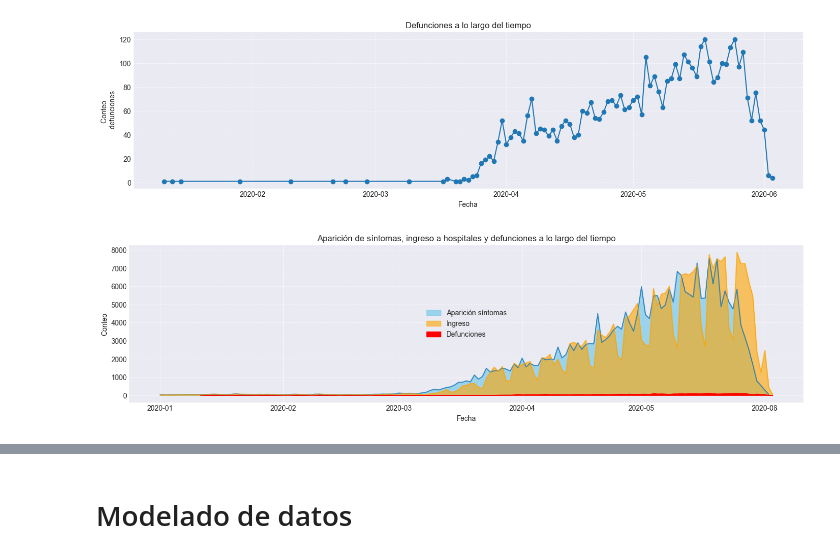
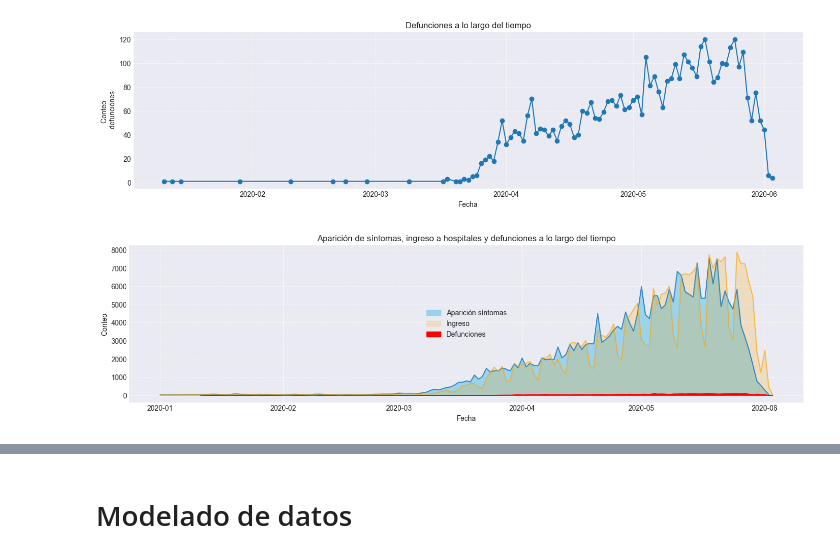
Before and after one commit to Edgar-La/Covid_19_Mexico, a Jupyter notebook: Final_Project.ipynb, the cells around one changed output, grey strips where cells are left out. Saved outputs shown, nothing was run; the diff lists cells and outputs as text; code cells hidden in the pictures.

```diff
--- a/Final_Project.ipynb
+++ b/Final_Project.ipynb
@@ -679,33 +870,33 @@ fecha_sintomas = dict(sorted(fecha_sintomas.items()))
 fechas = list(fecha_sintomas.keys())
 conteo = list(fecha_sintomas.values())
 #plt.scatter(fechas, conteo)
 plt.plot(fechas, conteo, alpha=0.8)
 plt.fill_between(fechas, conteo, color="skyblue", alpha=0.8, label='Aparición síntomas')
 
 #Ingreso
 fecha_ingreso = dict(df_clean['FECHA_INGRESO'].value_counts())
 fecha_ingreso = dict(sorted(fecha_ingreso.items()))
 fechas = list(fecha_ingreso.keys())
 conteo = list(fecha_ingreso.values())
 #plt.scatter(fechas, conteo)
-plt.plot(fechas, conteo, c='orange', alpha=0.6)
-plt.fill_between(fechas, conteo, color="orange", alpha=0.6, label='Ingreso')
+plt.plot(fechas, conteo, c='orange', alpha=.6)
+plt.fill_between(fechas, conteo, color="orange", alpha=0.2, label='Ingreso')
 
 #Defunciones
 fecha_def = df_clean['FECHA_DEF'][df_clean['FECHA_DEF'] != pd.to_datetime('2200-01-01')]
 fecha_def = dict(fecha_def.value_counts())
 fecha_def = dict(sorted(fecha_def.items()))
 fechas_defunciones = list(fecha_def.keys())
 conteo_defunciones = list(fecha_def.values())
 #plt.scatter(fechas_defunciones, conteo_defunciones)
 #plt.plot(fechas_defunciones, conteo_defunciones)
 plt.fill_between(fechas_defunciones, conteo_defunciones, color="red", alpha=1, label='Defunciones')
 
 
 plt.title('Aparición de síntomas, ingreso a hospitales y defunciones a lo largo del tiempo')
 plt.xlabel('Fecha')
 plt.ylabel('Conteo')
 plt.legend(loc = 'center')
 plt.grid(True, which='both', linestyle='--', linewidth=0.5)
 # %% [output]
-[figure, old version]
+[figure, new version]
```
Also changed, not shown: parts of 48 cells of this notebook.
